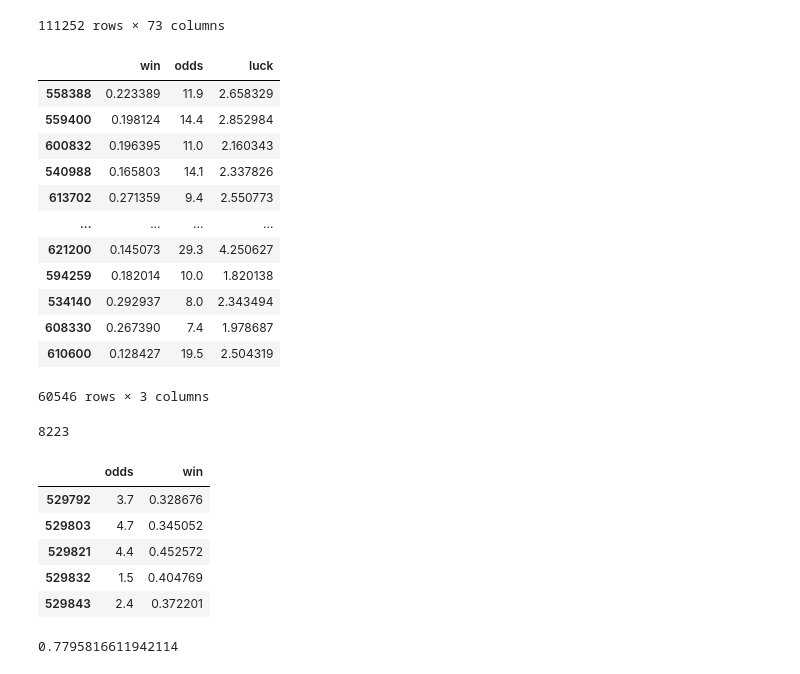
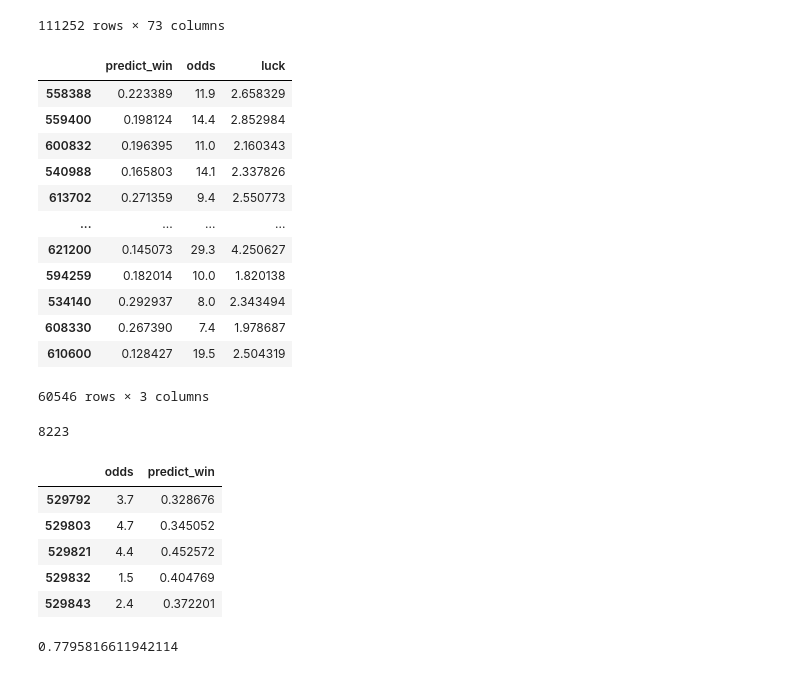
Before and after one commit to TokyoYoshida/GoogleColab, a Jupyter notebook: playground_deep_learning_keiba.ipynb, the cells around one changed output. Cells and saved outputs as stored; diff of their text form; code cells hidden in the pictures.

```diff
--- a/playground_deep_learning_keiba.ipynb
+++ b/playground_deep_learning_keiba.ipynb
@@ -337,7 +337,7 @@ print("Test accuracy", score[1])
 Test score 0.42720634409753233
 Test accuracy 0.7882599830627441
 # %%
-predict = pd.DataFrame(predictions, columns=["lose","win"] ,index=lastx.index)
+predict = pd.DataFrame(predictions, columns=["predict_lose","predict_win"] ,index=lastx.index)
 # %%
 result =  pd.concat([ predict,testorg_sampled],axis=1)
 # %%
@@ -374,11 +374,11 @@ result.loc[result["return"] == 0, "final_return"] = -1
 # %%
 # 購入する馬の決定
 # %%
-result["luck"] = result["win"]/ (1/result["odds"])
+result["luck"] = result["predict_win"]/ (1/result["odds"])
 # %%
-result.query("win > 0.1")[["win","odds","luck"]]
+result.query("predict_win > 0.1")[["predict_win","odds","luck"]]
 # %% [output]
-|  | win | odds | luck |
+|  | predict_win | odds | luck |
 | 558388 | 0.223389 | 11.9 | 2.658329 |
 | 559400 | 0.198124 | 14.4 | 2.852984 |
 | 600832 | 0.196395 | 11.0 | 2.160343 |
@@ -402,9 +402,9 @@ len(predict_win)
 # %% [output]
 8223
 # %%
-predict_win[["odds","win"]].head(5)
+predict_win[["odds","predict_win"]].head(5)
 # %% [output]
-|  | odds | win |
+|  | odds | predict_win |
 | 529792 | 3.7 | 0.328676 |
 | 529803 | 4.7 | 0.345052 |
 | 529821 | 4.4 | 0.452572 |
```
Also changed, not shown: parts of 7 cells of this notebook.
